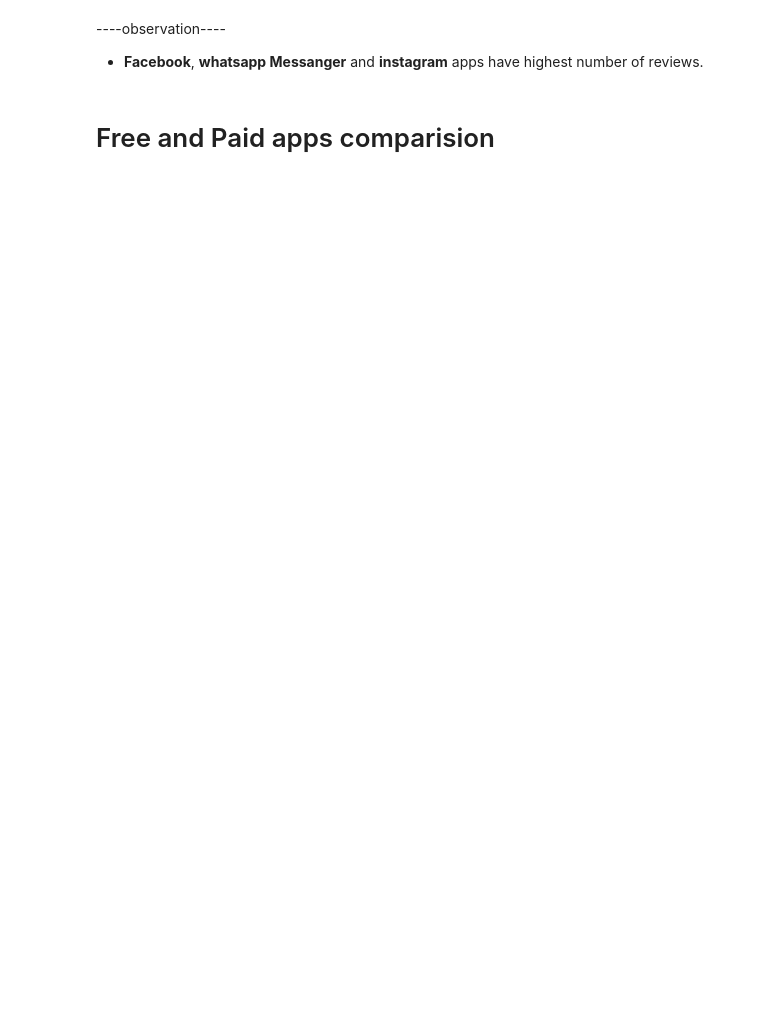
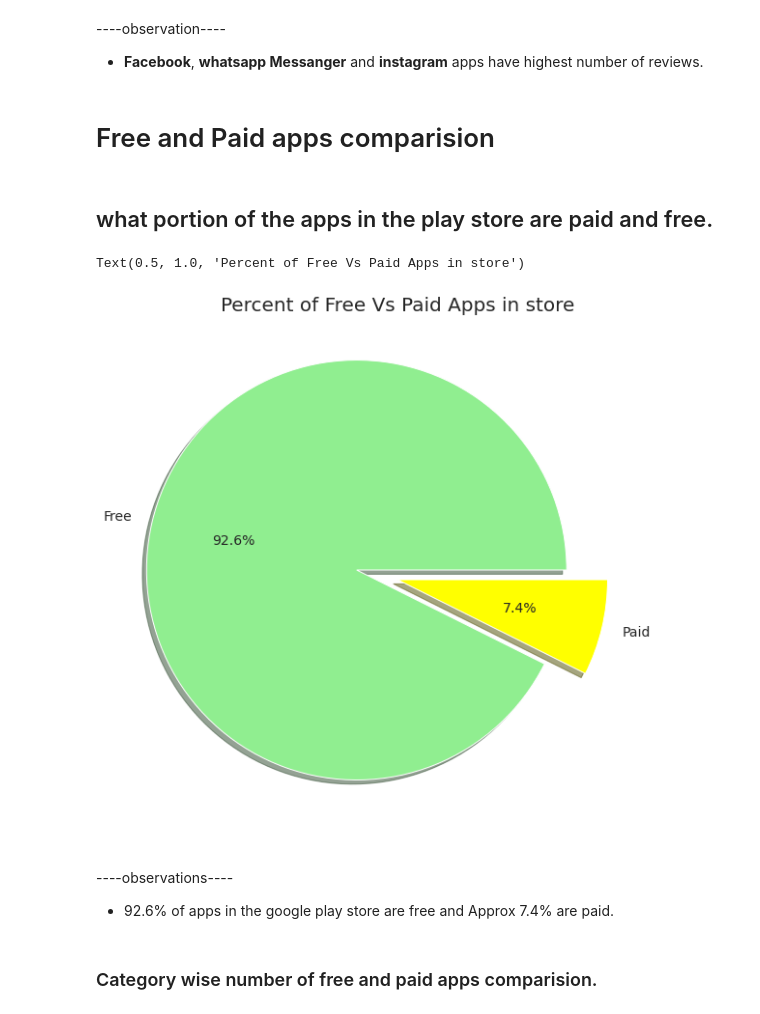
Before and after one commit to kuldeep-sngh/Play-Store-App-Review-Analysis, a Jupyter notebook: Play_Store_App_Review_Analysis_colab_notebook.ipynb, the cells around one changed output. Cells and saved outputs as stored; diff of their text form; code cells hidden in the pictures; blank space fills up the shorter version.

Commit message:
EDA-Play Store App Review Analysis-commit-4

```diff
--- a/Play_Store_App_Review_Analysis_colab_notebook.ipynb
+++ b/Play_Store_App_Review_Analysis_colab_notebook.ipynb
@@ -790,3 +790,20 @@ highest_reviews_df.head(10)
 *   **Facebook**, **whatsapp Messanger** and **instagram** apps have highest number of reviews.
 # %% [markdown]
 # Free and Paid apps comparision
+# %% [markdown]
+## what portion of the apps in the play store are paid and free.
+# %%
+# plot a pie chart to view what portion of the apps in the play store are paid and free.
+plt.figure(figsize=(10,10))
+plt.pie(playstore_df.groupby('Type').Type.count() ,labels = playstore_df.groupby('Type').Type.count().index, colors = ["Lightgreen","Yellow"] , explode = (0.2,0) , autopct='%1.1f%%', shadow=True, startangle=0 , textprops={'fontsize': 14})
+plt.title('Percent of Free Vs Paid Apps in store',size = 20)
+# %% [output]
+Text(0.5, 1.0, 'Percent of Free Vs Paid Apps in store')
+[figure, added]
+# %% [markdown]
+----observations----
+
+
+*   92.6% of apps in the google play store are free and Approx 7.4% are paid.
+# %% [markdown]
+### Category wise number of free and paid apps comparision.
```
Also changed, not shown: parts of 26 cells of this notebook.
